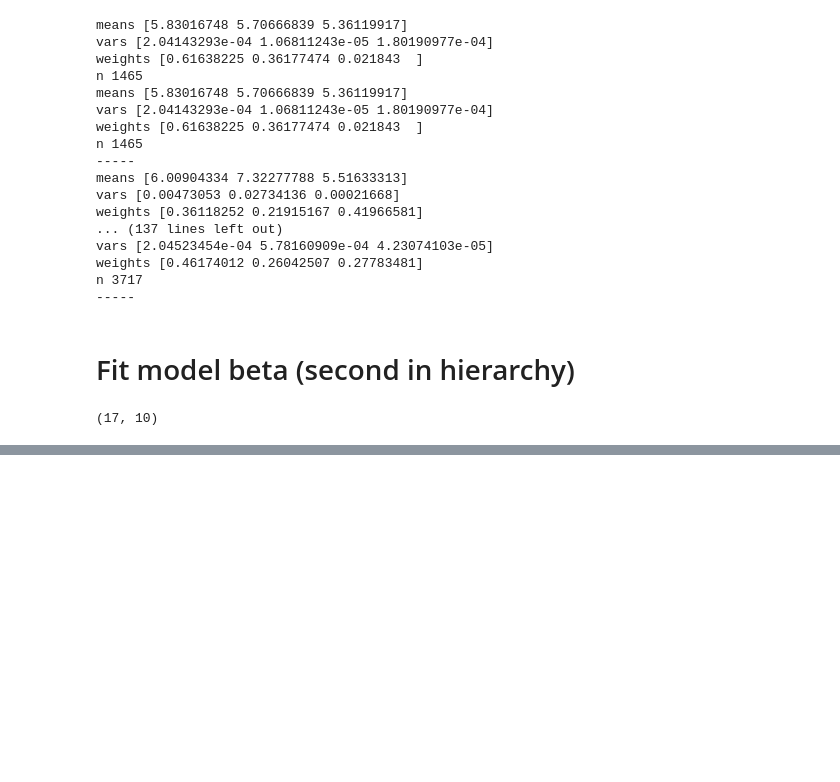
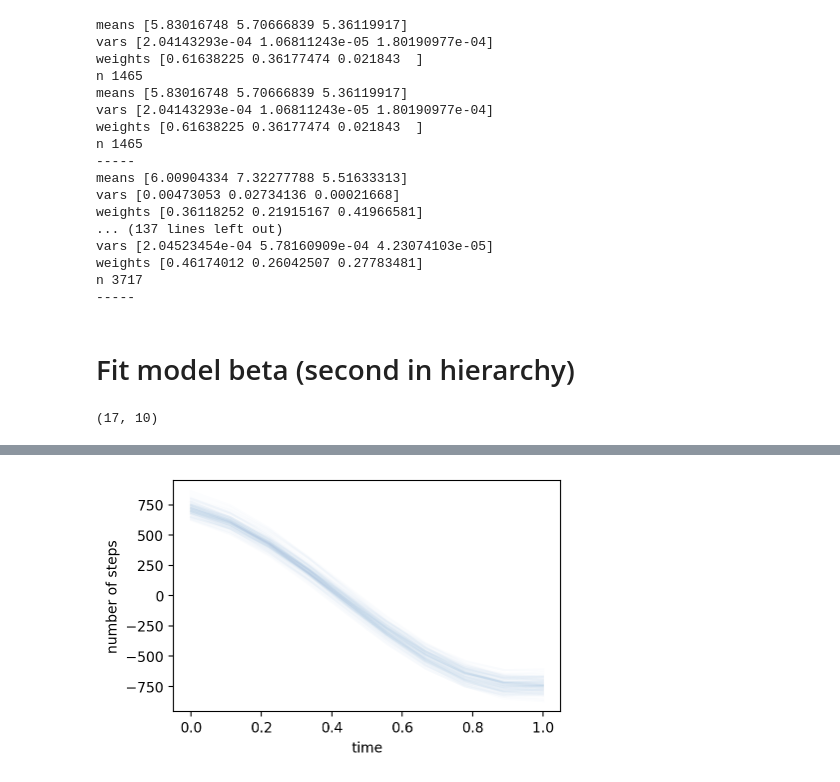
Before and after one commit to AurelienNioche/MAppAnalysis, a Jupyter notebook: notebooks/active_inference/main_13.ipynb, the cells around one changed output, grey strips where cells are left out. Drawn from its saved outputs; the diff is of its cells as text; code cells hidden in the pictures; blank space fills up the shorter version.

```diff
--- a/notebooks/active_inference/main_13.ipynb
+++ b/notebooks/active_inference/main_13.ipynb
@@ -454,0 +455,18 @@ for ax, activity in zip(axes, deriv_cum_steps):
+# %%
+def square_exponential_kernel(x, alpha, length):
+    if len(x.shape) == 1:
+        x = x.reshape(-1, 1)
+    sq_dist = np.sum(x**2, 1).reshape(-1, 1) + np.sum(x**2, 1) - 2 * np.dot(x, x.T)
+    return alpha**2 * np.exp(-0.5 * sq_dist / length**2)
+# %%
+mu = 750*np.cos(3 * (timestep - 2))
+sigma = square_exponential_kernel(timestep, 50,  0.5)
+rng = np.random.default_rng(1234)
+push_effect = rng.multivariate_normal(mu, sigma, size=n_sample_beta)
+# %%
+fig, ax = plt.subplots(figsize=(5, 3))
+ax.plot(timestep, push_effect.T, color="C0", alpha=0.01)
+ax.set_xlabel("time")
+ax.set_ylabel("number of steps");
+# %% [output]
+[figure, added]
```
Also changed, not shown: parts of 4 cells of this notebook, 1 other file.
